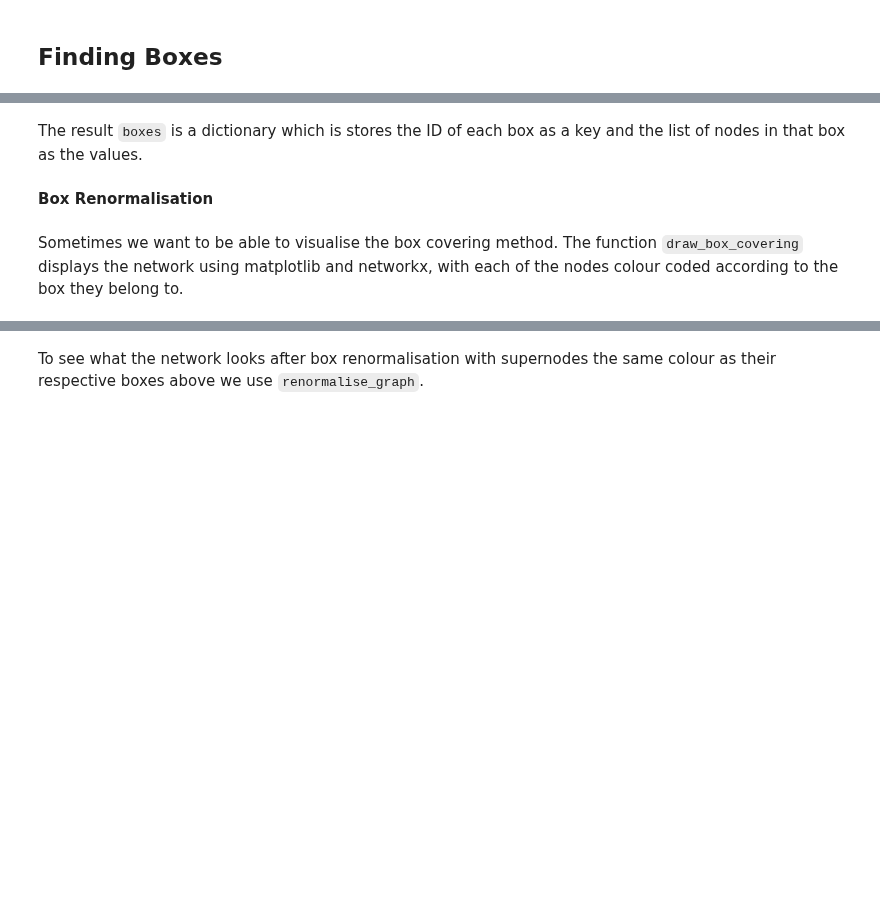
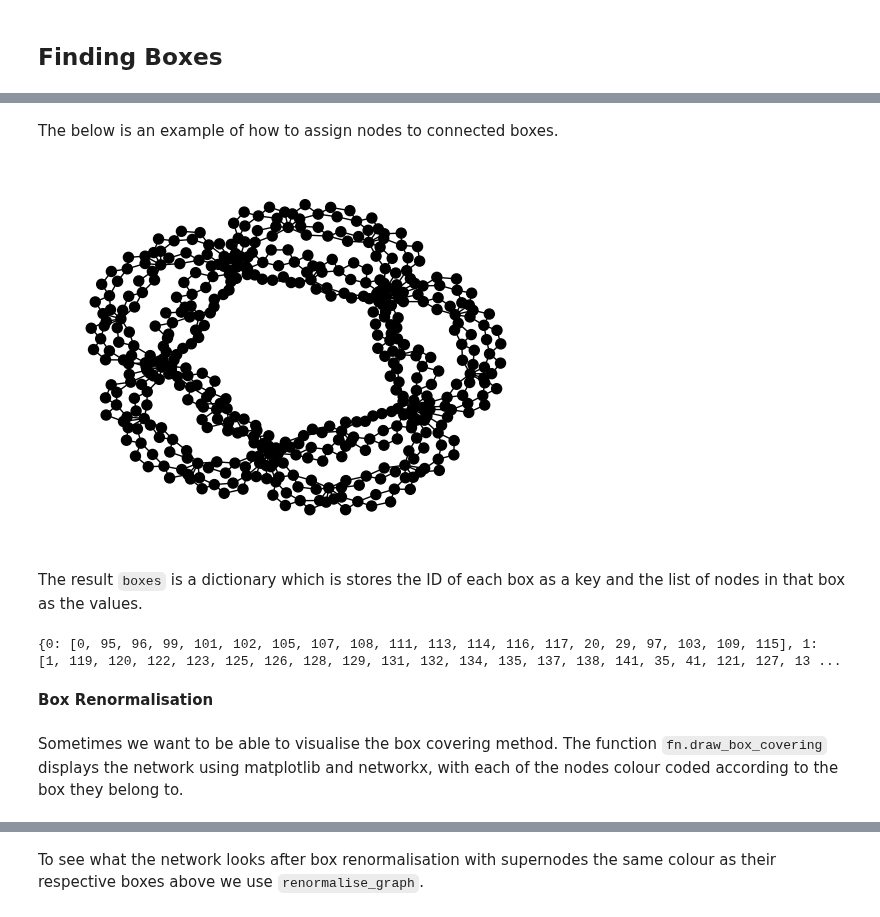
Before and after one commit to katherinehamilton/fractalnetworks, a Jupyter notebook: box-covering.ipynb, the cells around one changed output, grey strips where cells are left out. Cells and saved outputs as stored; diff of their text form; code cells hidden in the pictures; blank space fills up the shorter version.

```diff
--- a/box-covering.ipynb
+++ b/box-covering.ipynb
@@ -263,0 +297,7 @@ print(boxes)
+# %% [markdown]
+The below is an example of how to assign nodes to connected boxes.
+# %%
+G = Graph.Load("tutorial/2_3_flower-generation4.gml")
+fn.display_network(G)
+# %% [output]
+[figure, added]
@@ -264,6 +316,10 @@ print(boxes)
 # %% [markdown]
 The result `boxes` is a dictionary which is stores the ID of each box as a key and the list of nodes in that box as the values.
+# %%
+print(boxes)
+# %% [output]
+{0: [0, 95, 96, 99, 101, 102, 105, 107, 108, 111, 113, 114, 116, 117, 20, 29, 97, 103, 109, 115], 1: [1, 119, 120, 122, 123, 125, 126, 128, 129, 131, 132, 134, 135, 137, 138, 141, 35, 41, 121, 127, 13 ...
 # %% [markdown]
 **Box Renormalisation**
 # %% [markdown]
-Sometimes we want to be able to visualise the box covering method. The function `draw_box_covering` displays the network using matplotlib and networkx, with each of the nodes colour coded according to the box they belong to.
+Sometimes we want to be able to visualise the box covering method. The function `fn.draw_box_covering` displays the network using matplotlib and networkx, with each of the nodes colour coded according to the box they belong to.
```
Also changed, not shown: parts of 20 cells of this notebook, 4 other files.
